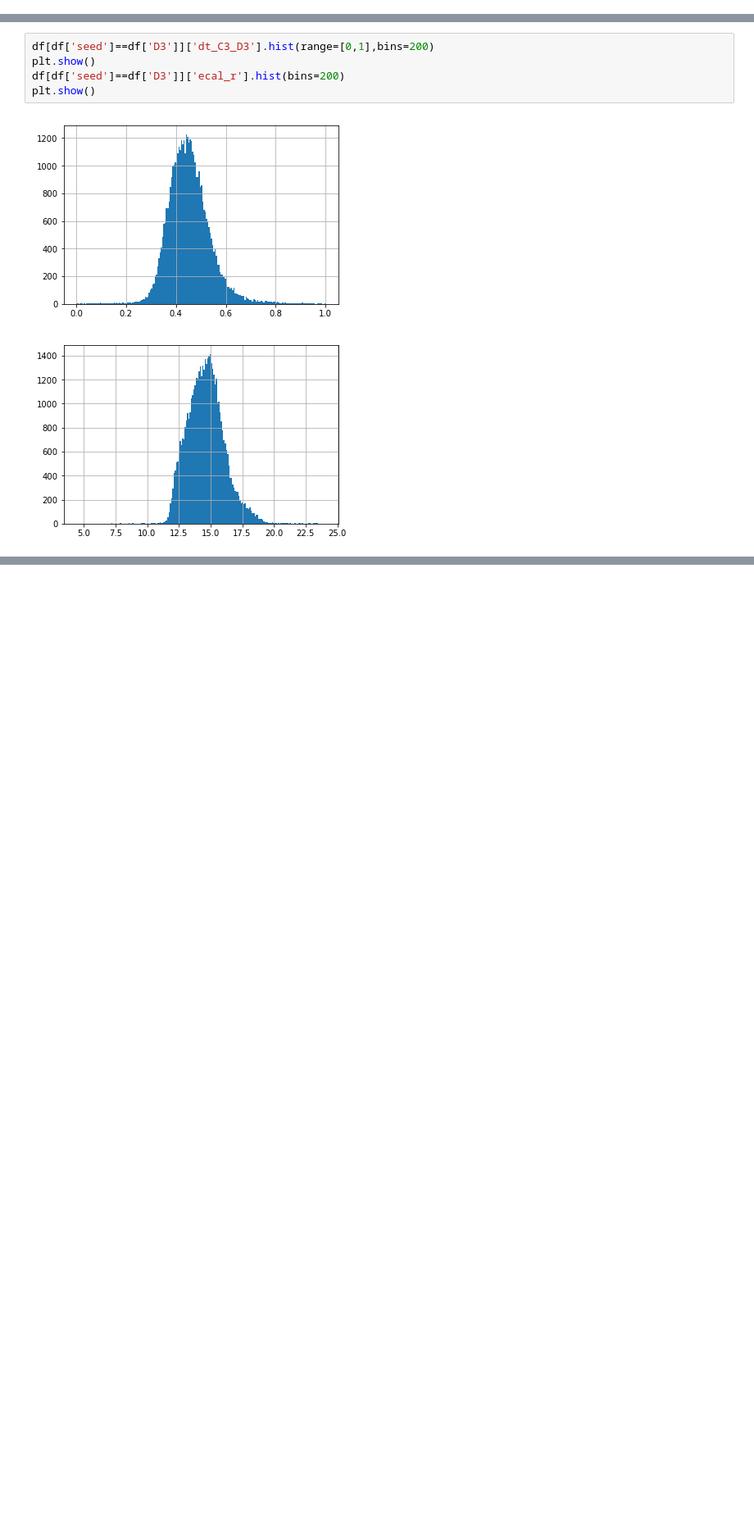
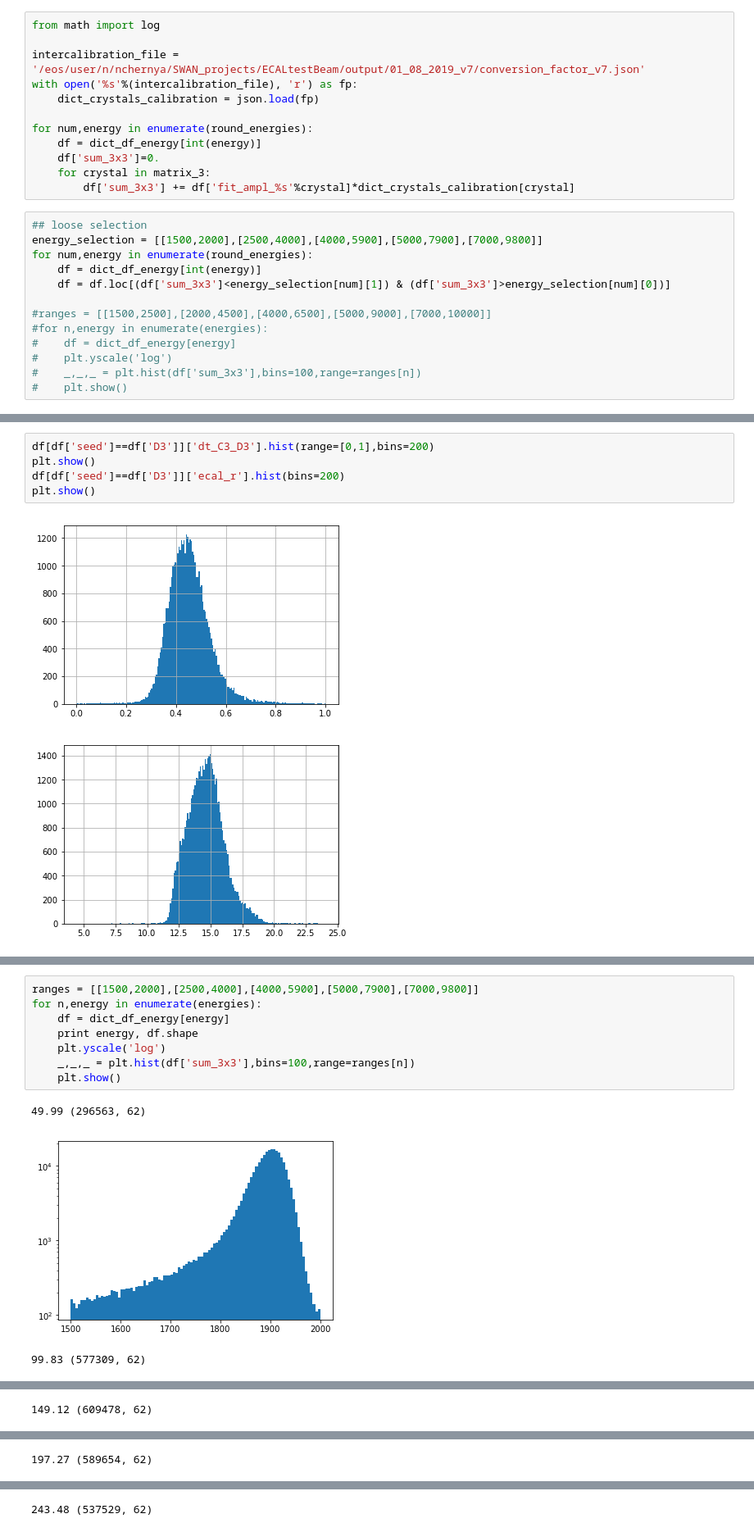
Before and after one commit to chernyavskaya/ECALtestBeam, a Jupyter notebook: EcalTimeUniformity.ipynb, the cells around one changed output, grey strips where cells are left out. Shown at 82% size. Saved outputs shown, nothing was run; the diff lists cells and outputs as text; blank space fills up the shorter version.

```diff
--- a/EcalTimeUniformity.ipynb
+++ b/EcalTimeUniformity.ipynb
@@ -173,4 +190,29 @@ f.savefig('%s/dt_C3_crystal_%s.pdf'%(plot_folder,outstr))
 #    (df['fit_ampl_%s'%crystal] <= 0)]
 #choices = [df['fit_ampl_%s'%crystal], df['amp_max_%s'%crystal]]
 #df['final_ampl_%s'%crystal] = np.select(conditions, choices)
+# %%
+from math import log
+
+intercalibration_file = '/eos/user/n/nchernya/SWAN_projects/ECALtestBeam/output/01_08_2019_v7/conversion_factor_v7.json'
+with open('%s'%(intercalibration_file), 'r') as fp:
+    dict_crystals_calibration = json.load(fp)
+
+for num,energy in enumerate(round_energies):
+    df = dict_df_energy[int(energy)]
+    df['sum_3x3']=0.
+    for crystal in matrix_3:
+        df['sum_3x3'] += df['fit_ampl_%s'%crystal]*dict_crystals_calibration[crystal]
+# %%
+## loose selection
+energy_selection = [[1500,2000],[2500,4000],[4000,5900],[5000,7900],[7000,9800]]
+for num,energy in enumerate(round_energies):
+    df = dict_df_energy[int(energy)]
+    df = df.loc[(df['sum_3x3']<energy_selection[num][1]) & (df['sum_3x3']>energy_selection[num][0])]
+
+#ranges = [[1500,2500],[2000,4500],[4000,6500],[5000,9000],[7000,10000]]
+#for n,energy in enumerate(energies):
+#    df = dict_df_energy[energy]
+#    plt.yscale('log')
+#    _,_,_ = plt.hist(df['sum_3x3'],bins=100,range=ranges[n])
+#    plt.show()
 # %%
@@ -341,0 +394,12 @@ plt.show()
+# %%
+ranges = [[1500,2000],[2500,4000],[4000,5900],[5000,7900],[7000,9800]]
+for n,energy in enumerate(energies):
+    df = dict_df_energy[energy]
+    print energy, df.shape
+    plt.yscale('log')
+    _,_,_ = plt.hist(df['sum_3x3'],bins=100,range=ranges[n])
+    plt.show()
+# %% [output]
+49.99 (296563, 62)
+[figure, added]
+99.83 (577309, 62)
@@ -341,0 +407 @@ plt.show()
+149.12 (609478, 62)
@@ -341,0 +409 @@ plt.show()
+197.27 (589654, 62)
@@ -341,0 +411 @@ plt.show()
+243.48 (537529, 62)
```
Also changed, not shown: parts of 14 cells of this notebook.
